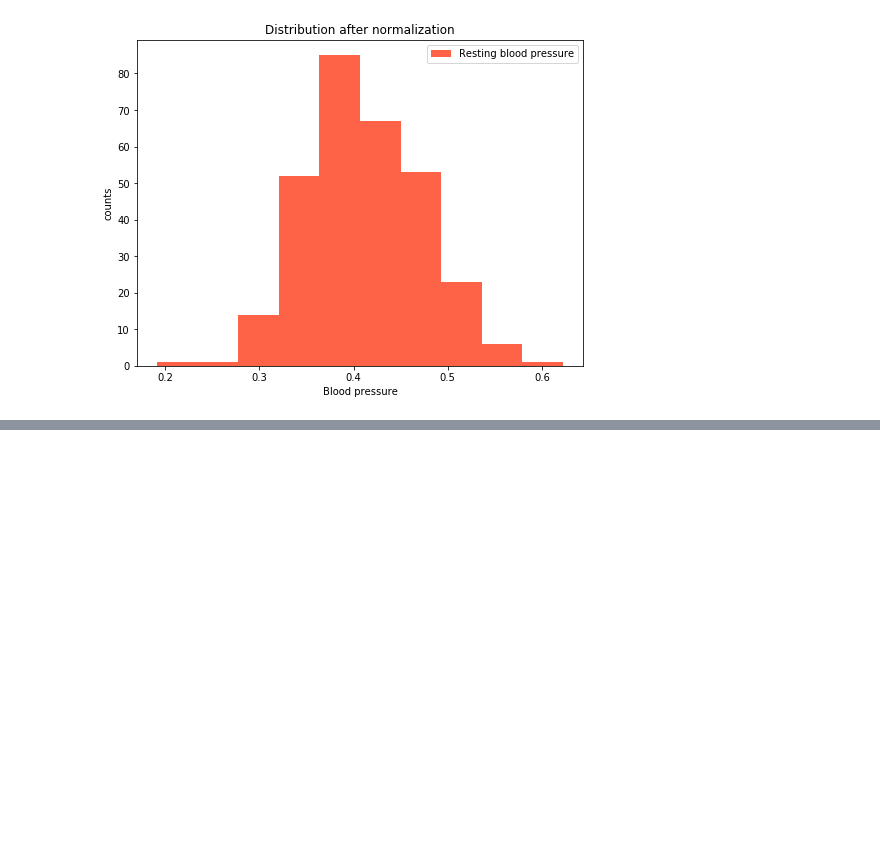
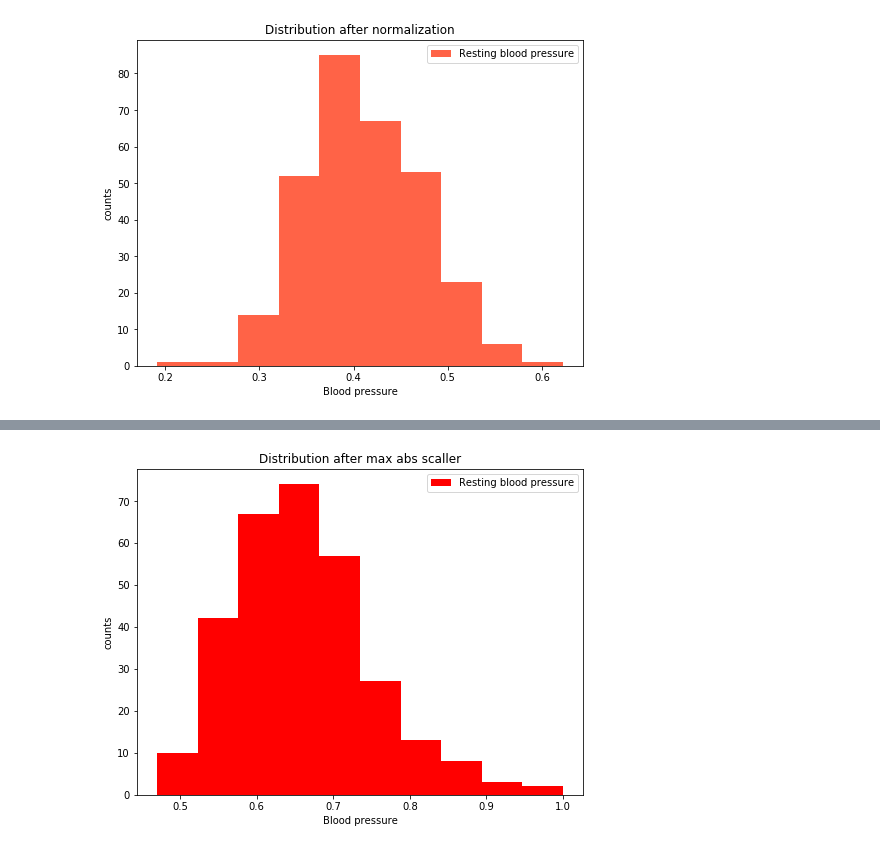
Before and after one commit to sawant-pranit/ML_Basic, a Jupyter notebook: Introduction/DataScalingAndEncoding/Notebook/data_scaling_encoding.ipynb, the cells around one changed output, grey strips where cells are left out. Saved outputs shown, nothing was run; the diff lists cells and outputs as text; code cells hidden in the pictures; blank space fills up the shorter version.

Commit message:
added max abs scaller to data frame

```diff
--- a/Introduction/DataScalingAndEncoding/Notebook/data_scaling_encoding.ipynb
+++ b/Introduction/DataScalingAndEncoding/Notebook/data_scaling_encoding.ipynb
@@ -325,0 +337,2 @@ plt.show()
+# %%
+scaler = MaxAbsScaler().fit(x)
@@ -325,0 +347,2 @@ plt.show()
+# %%
+maxabs_x = scaler.transform(x)
@@ -325,0 +359,3 @@ plt.show()
+# %%
+maxabs_df = df = pd.DataFrame(maxabs_x, columns=['age','trestbps','chol','thalach','oldpeak'])
+maxabs_df.head()
@@ -325,0 +369,10 @@ plt.show()
+# %%
+plt.figure(figsize=(8,6))
+plt.hist(maxabs_df['trestbps'], facecolor = 'r', label='Resting blood pressure')
+plt.title('Distribution after max abs scaller')
+plt.xlabel('Blood pressure')
+plt.ylabel('counts')
+plt.legend()
+plt.show()
+# %% [output]
+[figure, added]
```
Also changed, not shown: parts of 9 cells of this notebook.
